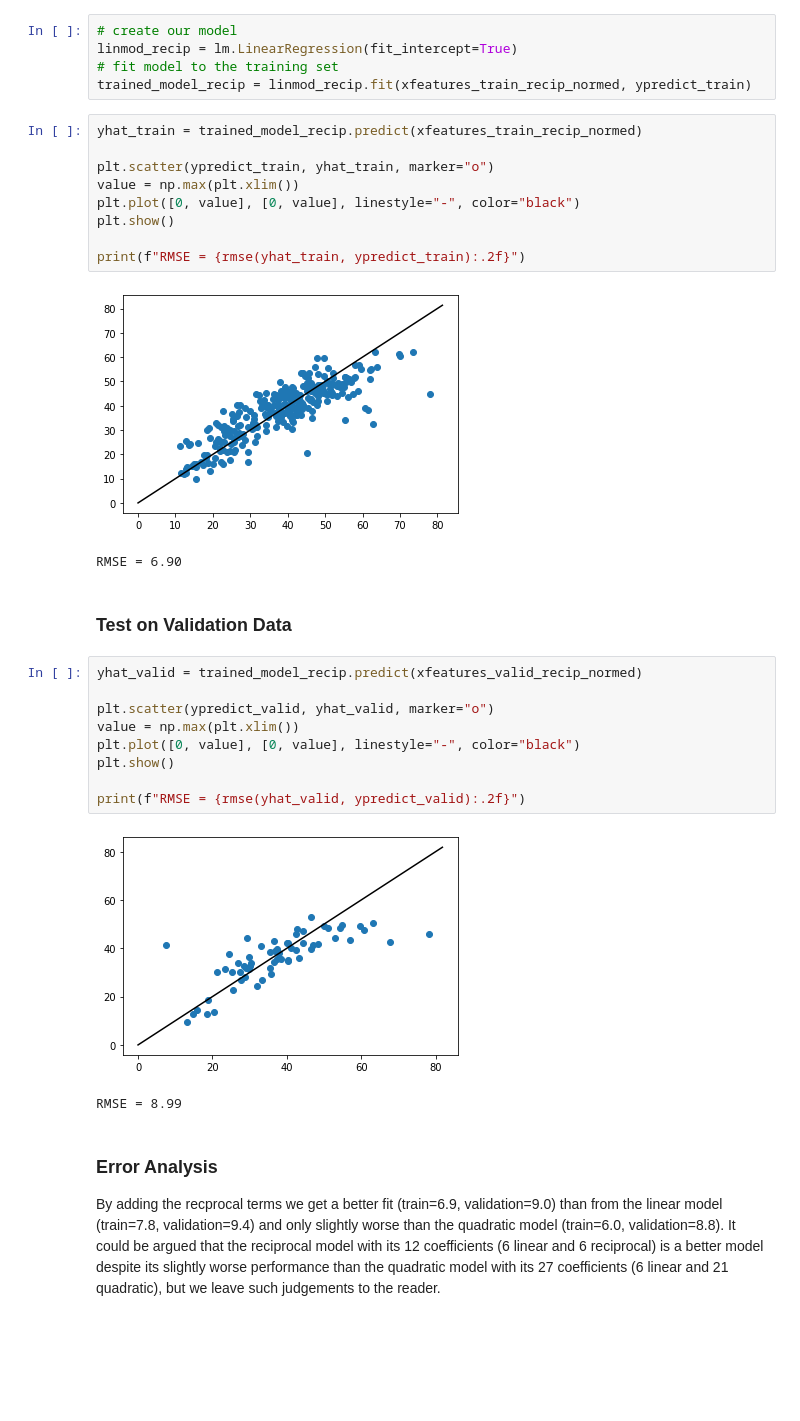
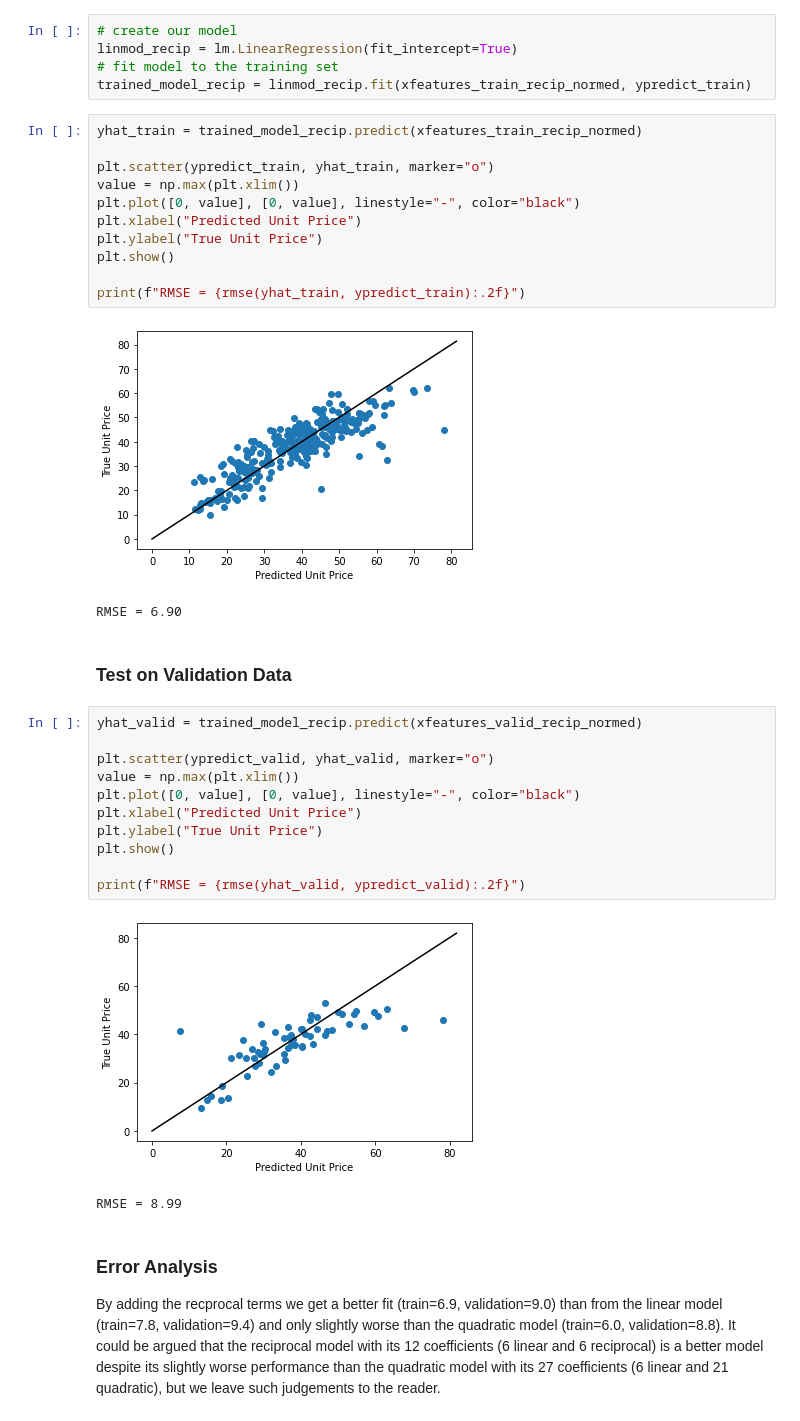
Before and after one commit to jpvantassel/ml-course, a Jupyter notebook: examples/0_linear_regression/0_real_estate.ipynb, the cells around one changed output. Drawn from its saved outputs; the diff is of its cells as text; blank space fills up the shorter version.

```diff
--- a/examples/0_linear_regression/0_real_estate.ipynb
+++ b/examples/0_linear_regression/0_real_estate.ipynb
@@ -296,14 +324,16 @@ trained_model_recip = linmod_recip.fit(xfeatures_train_recip_normed, ypredict_tr
 # %%
 yhat_train = trained_model_recip.predict(xfeatures_train_recip_normed)
 
 plt.scatter(ypredict_train, yhat_train, marker="o")
 value = np.max(plt.xlim())
 plt.plot([0, value], [0, value], linestyle="-", color="black")
+plt.xlabel("Predicted Unit Price")
+plt.ylabel("True Unit Price")
 plt.show()
 
 print(f"RMSE = {rmse(yhat_train, ypredict_train):.2f}")
 # %% [output]
-[figure, old version]
+[figure, new version]
 RMSE = 6.90
 # %% [markdown]
 ### Test on Validation Data
@@ -313,11 +343,13 @@ yhat_valid = trained_model_recip.predict(xfeatures_valid_recip_normed)
 plt.scatter(ypredict_valid, yhat_valid, marker="o")
 value = np.max(plt.xlim())
 plt.plot([0, value], [0, value], linestyle="-", color="black")
+plt.xlabel("Predicted Unit Price")
+plt.ylabel("True Unit Price")
 plt.show()
 
 print(f"RMSE = {rmse(yhat_valid, ypredict_valid):.2f}")
 # %% [output]
-[figure, old version]
+[figure, new version]
 RMSE = 8.99
 # %% [markdown]
 ### Error Analysis
```
Also changed, not shown: parts of 8 cells of this notebook.
